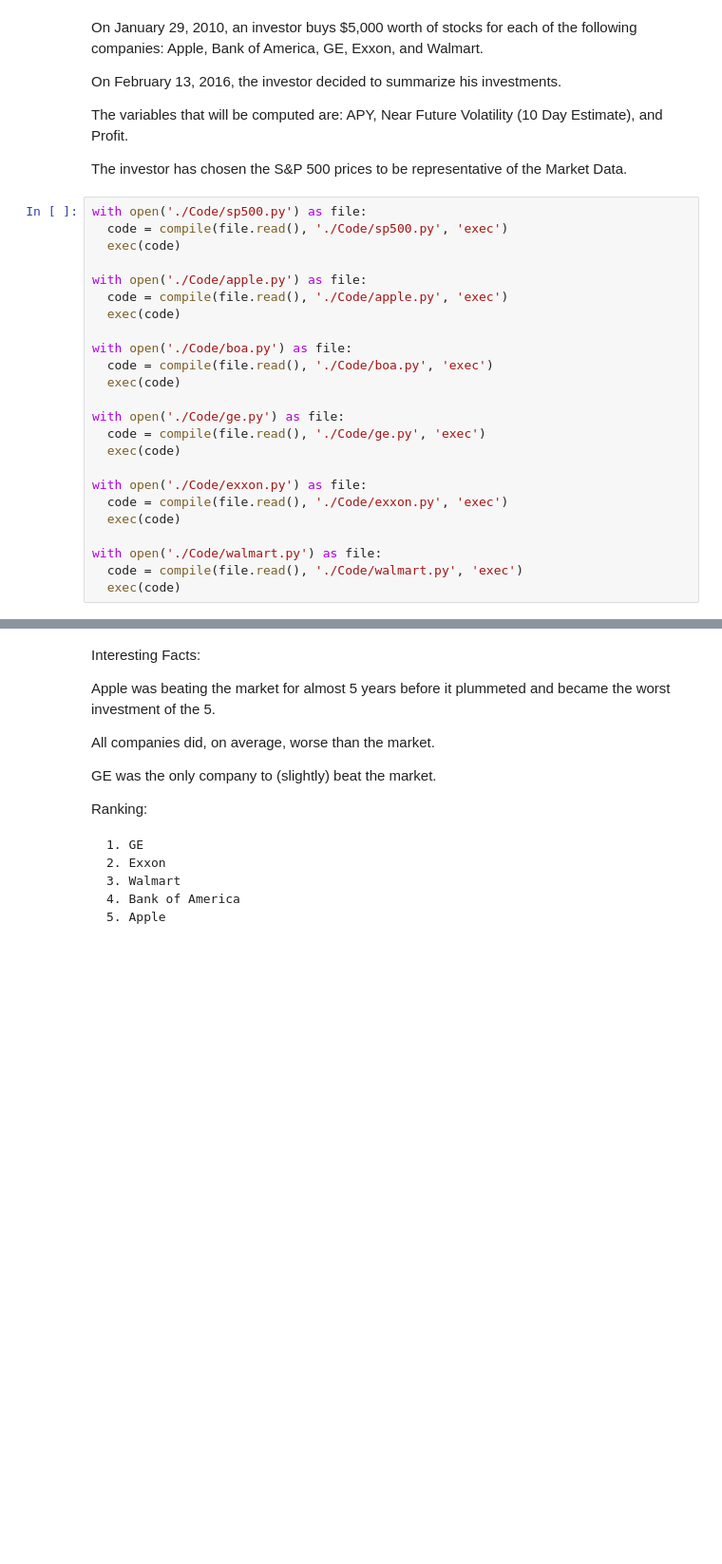
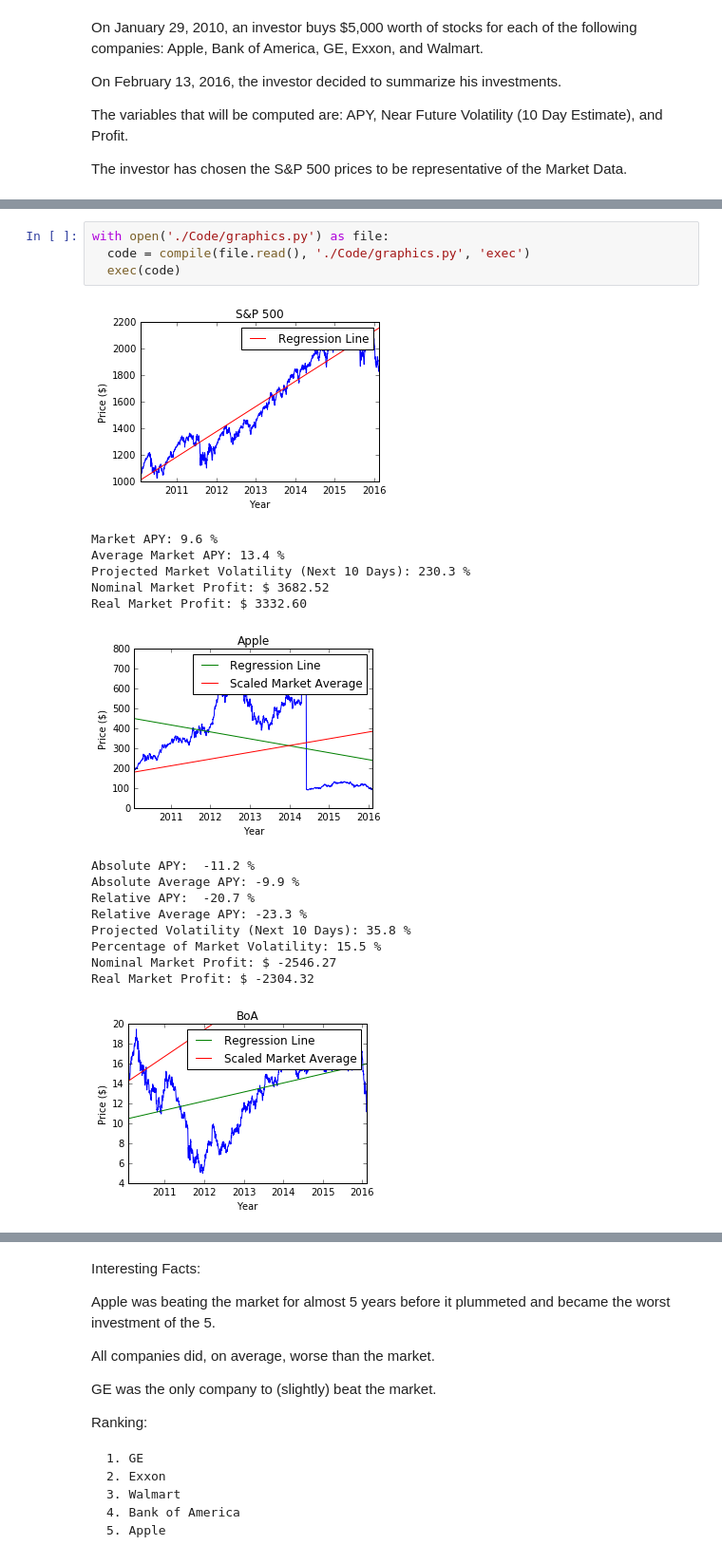
Before and after one commit to duffrind/Viz2, a Jupyter notebook: Viz2.ipynb, the cells around one changed output, grey strips where cells are left out. Shown at 95% size. Drawn from its saved outputs; the diff is of its cells as text; blank space fills up the shorter version.

```diff
--- a/Viz2.ipynb
+++ b/Viz2.ipynb
@@ -23,27 +22,3 @@ On February 13, 2016, the investor decided to summarize his investments.
 The variables that will be computed are: APY, Near Future Volatility (10 Day Estimate), and Profit.
 
 The investor has chosen the S&P 500 prices to be representative of the Market Data.
-# %%
-with open('./Code/sp500.py') as file:
-  code = compile(file.read(), './Code/sp500.py', 'exec')
-  exec(code)
-
-with open('./Code/apple.py') as file:
-  code = compile(file.read(), './Code/apple.py', 'exec')
-  exec(code)
-
-with open('./Code/boa.py') as file:
-  code = compile(file.read(), './Code/boa.py', 'exec')
-  exec(code)
-
-with open('./Code/ge.py') as file:
-  code = compile(file.read(), './Code/ge.py', 'exec')
-  exec(code)
-
-with open('./Code/exxon.py') as file:
-  code = compile(file.read(), './Code/exxon.py', 'exec')
-  exec(code)
-
-with open('./Code/walmart.py') as file:
-  code = compile(file.read(), './Code/walmart.py', 'exec')
-  exec(code)
@@ -101,0 +25,21 @@ Real Market Profit: $ 1088.85
+# %%
+with open('./Code/graphics.py') as file:
+  code = compile(file.read(), './Code/graphics.py', 'exec')
+  exec(code)
+# %% [output]
+[figure, added]
+Market APY: 9.6 %
+Average Market APY: 13.4 %
+Projected Market Volatility (Next 10 Days): 230.3 %
+Nominal Market Profit: $ 3682.52
+Real Market Profit: $ 3332.60
+[figure, added]
+Absolute APY:  -11.2 %
+Absolute Average APY: -9.9 %
+Relative APY:  -20.7 %
+Relative Average APY: -23.3 %
+Projected Volatility (Next 10 Days): 35.8 %
+Percentage of Market Volatility: 15.5 %
+Nominal Market Profit: $ -2546.27
+Real Market Profit: $ -2304.32
+[figure, added]
```
Also changed, not shown: parts of 6 cells of this notebook, 3 other files.
